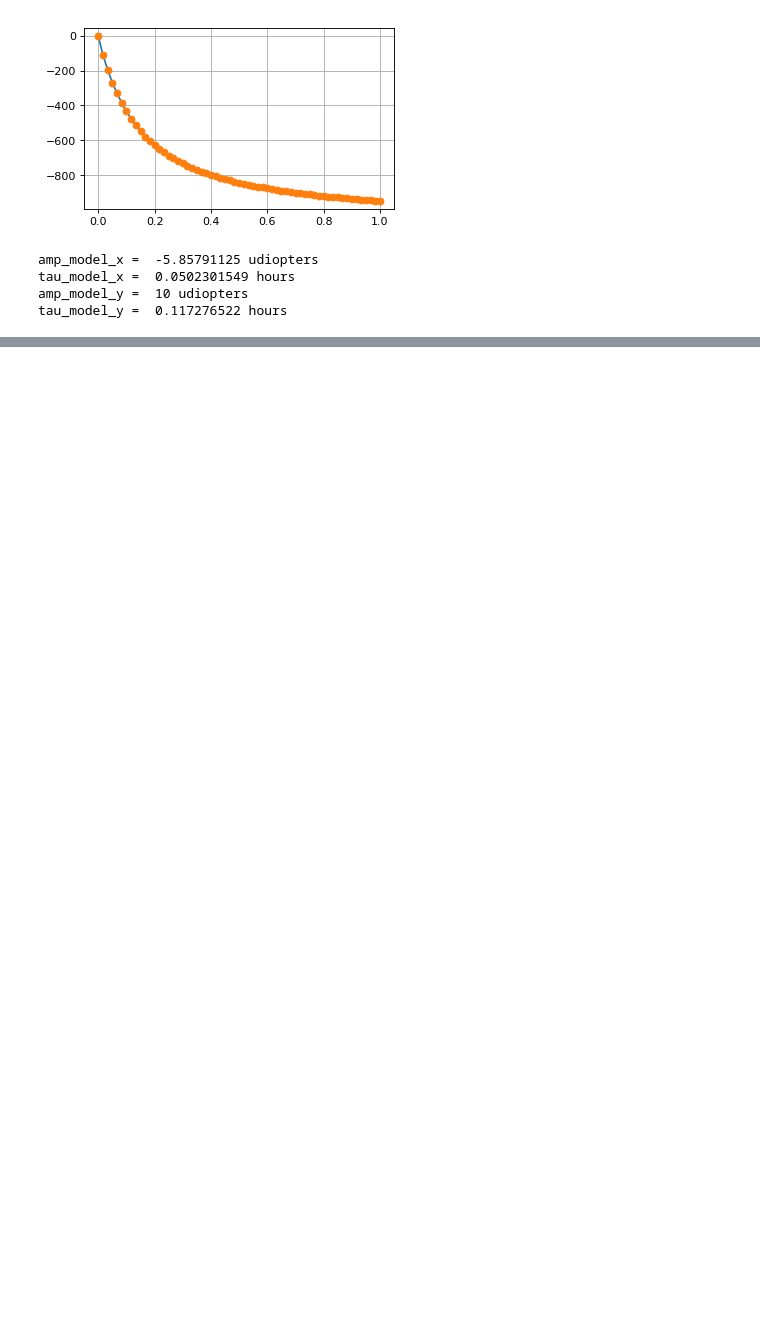
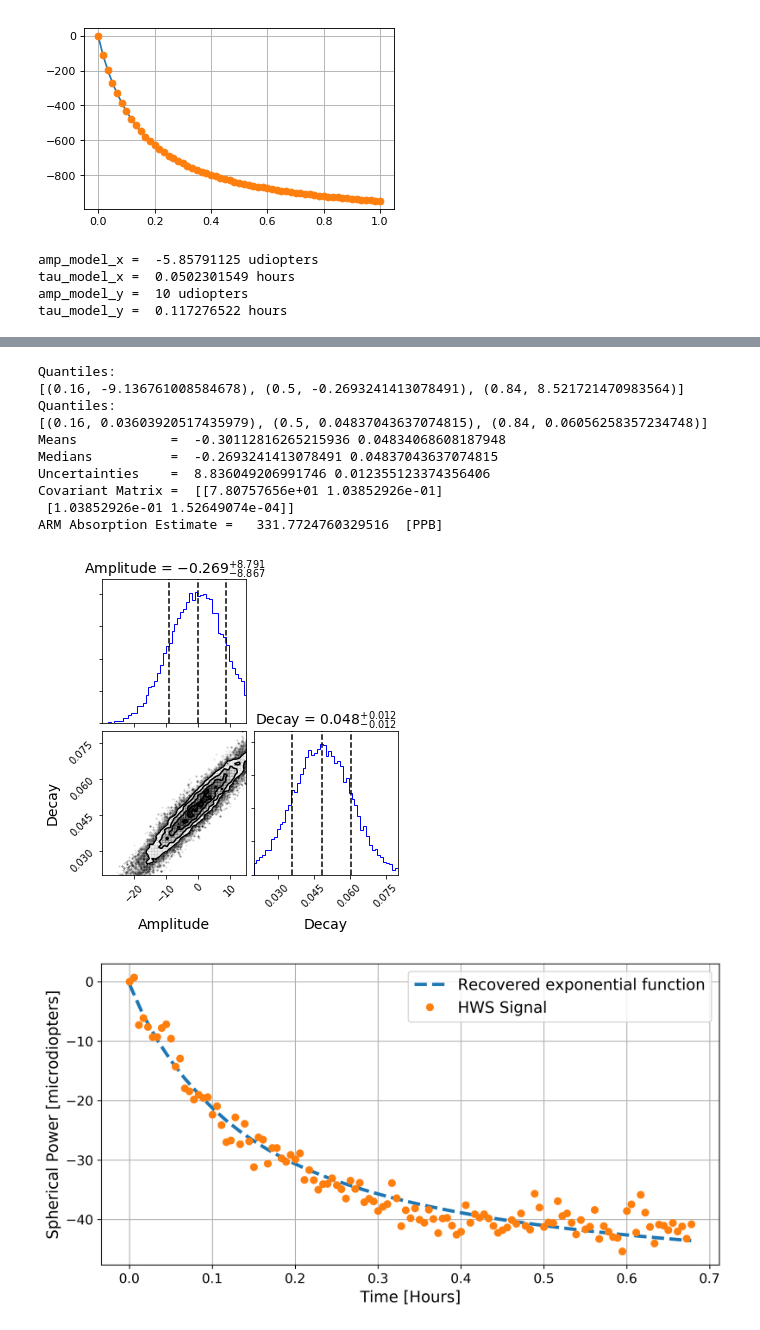
Before and after one commit to TVoPhysics/TVo_Thesis, a Jupyter notebook: Calculations/20181110_Calc_Abs_HWS/ITMs_Exp_Decay_MCMC.ipynb, the cells around one changed output, grey strips where cells are left out. Drawn from its saved outputs; the diff is of its cells as text; code cells hidden in the pictures; blank space fills up the shorter version.

```diff
--- a/Calculations/20181110_Calc_Abs_HWS/ITMs_Exp_Decay_MCMC.ipynb
+++ b/Calculations/20181110_Calc_Abs_HWS/ITMs_Exp_Decay_MCMC.ipynb
@@ -37,6 +37,14 @@ pl.grid()
 pl.show()
 # %% [output]
 [figure]
+# %%
+# Best guess for ARM power
+p_in=22
+prc_g = 47.0
+bs = 0.5
+arm_g = 282.0
+
+p_arm = p_in*prc_g*bs*arm_g
 # %%
 ### Best guess for ITM
 ### Test on ITMX numberst
@@ -161,0 +172,33 @@ results_x = run_mcmc(time_x,data_x, amp_guess_x, tau_guess_x)
+# %%
+noise_std = 30.0
+uncs = noise_std * np.ones(len(time_x))  # Uniform uncertainty in each point
+results_x = run_mcmc(time_x,data_x, amp_guess_x, tau_guess_x)
+
+range_list = [ [-30, 15], [0.02, 0.08] ]
+h_c = corner.corner(results_x,
+                    bins=50,
+                    labels=['Amplitude', 'Decay'],
+                    label_kwargs={'fontsize':14},
+                    show_titles=True,
+                    title_kwargs={'fontsize':14},
+                    title_fmt='.3f' ,
+                    quantiles=[0.16, 0.5, 0.84],
+                    range=range_list,
+                    verbose=True,
+                    hist_kwargs={'color':'b'})
+h_c.savefig("../../Figures/MCMC_ITMX_abs.png")
+
+plot_results(time_x, data_x, results_x, 'MCMC_ITMX_ABS_FIT.png')
+# %% [output]
+Quantiles:
+[(0.16, -9.136761008584678), (0.5, -0.2693241413078491), (0.84, 8.521721470983564)]
+Quantiles:
+[(0.16, 0.03603920517435979), (0.5, 0.04837043637074815), (0.84, 0.06056258357234748)]
+Means            =  -0.30112816265215936 0.04834068608187948
+Medians          =  -0.2693241413078491 0.04837043637074815
+Uncertainties    =  8.836049206991746 0.012355123374356406
+Covariant Matrix =  [[7.80757656e+01 1.03852926e-01]
+ [1.03852926e-01 1.52649074e-04]]
+ARM Absorption Estimate =   331.7724760329516  [PPB]
+[figure, added]
+[figure, added]
```
Also changed, not shown: parts of 15 cells of this notebook, 43 other files.
